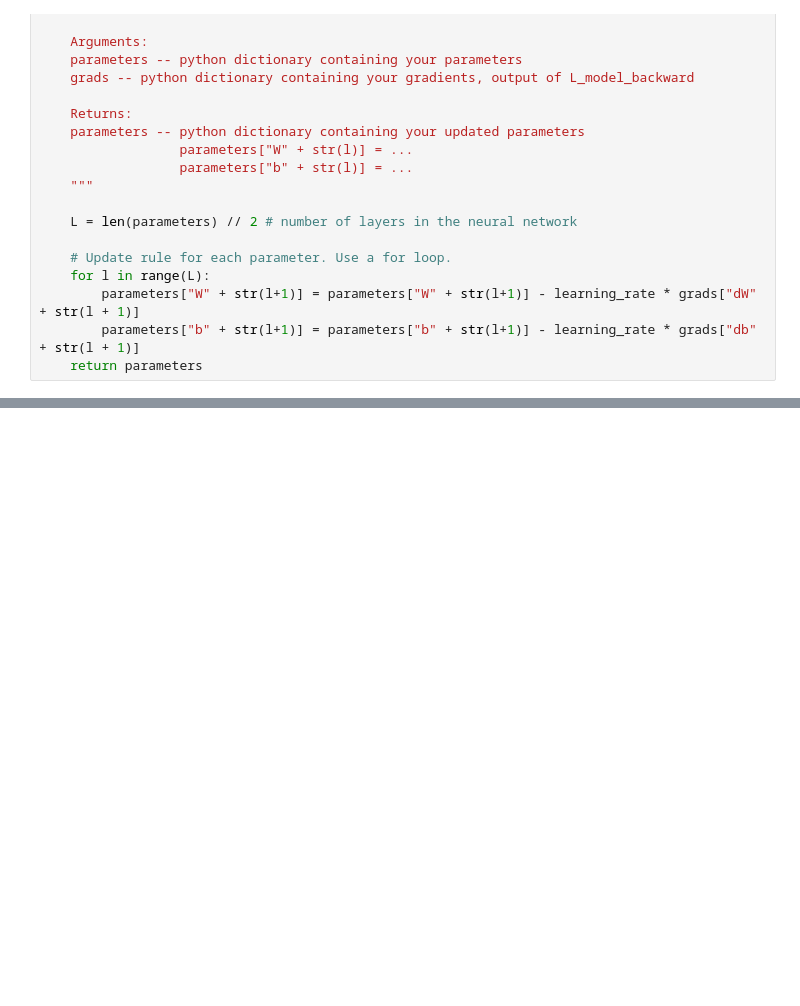
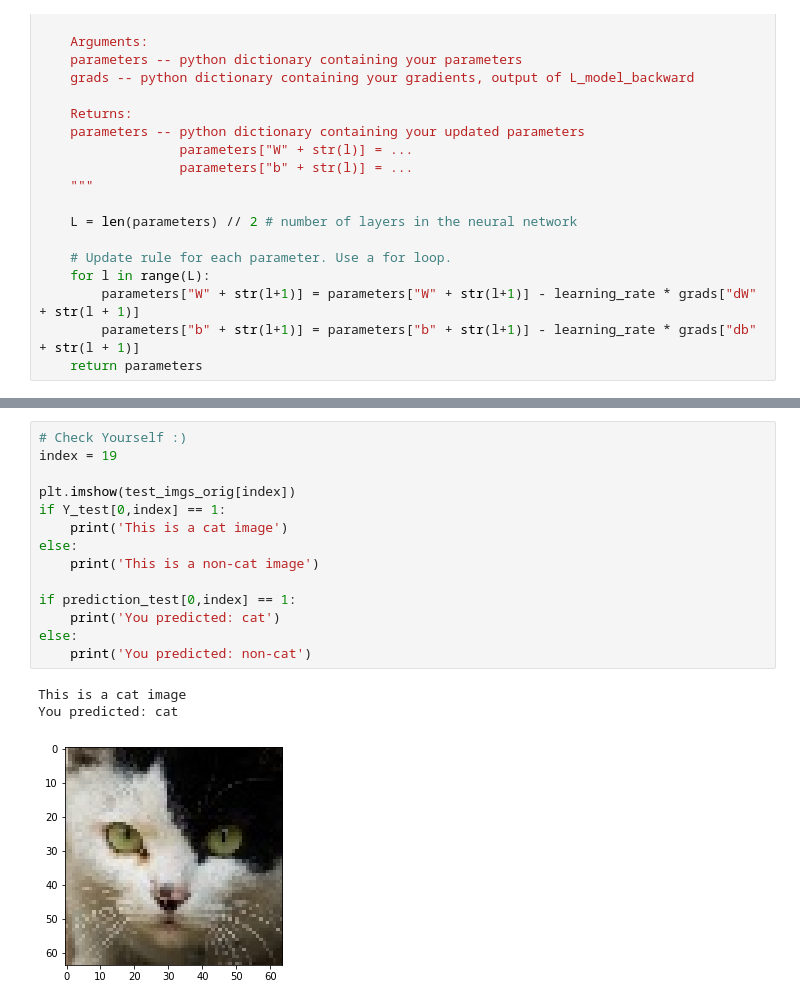
Before and after one commit to AmiraliSajadi/Image-Classification-Neural-Network, a Jupyter notebook: cat_noncat_L_layer_NN.ipynb, the cells around one changed output, grey strips where cells are left out. Cells and saved outputs as stored; diff of their text form; blank space fills up the shorter version.

```diff
--- a/cat_noncat_L_layer_NN.ipynb
+++ b/cat_noncat_L_layer_NN.ipynb
@@ -464,0 +465,18 @@ test accuracy: 77.5 %
+# %%
+# Check Yourself :)
+index = 19
+
+plt.imshow(test_imgs_orig[index])
+if Y_test[0,index] == 1:
+    print('This is a cat image')
+else:
+    print('This is a non-cat image')
+
+if prediction_test[0,index] == 1:
+    print('You predicted: cat')
+else:
+    print('You predicted: non-cat')
+# %% [output]
+This is a cat image
+You predicted: cat
+[figure, added]
```
Also changed, not shown: parts of 3 cells of this notebook.
